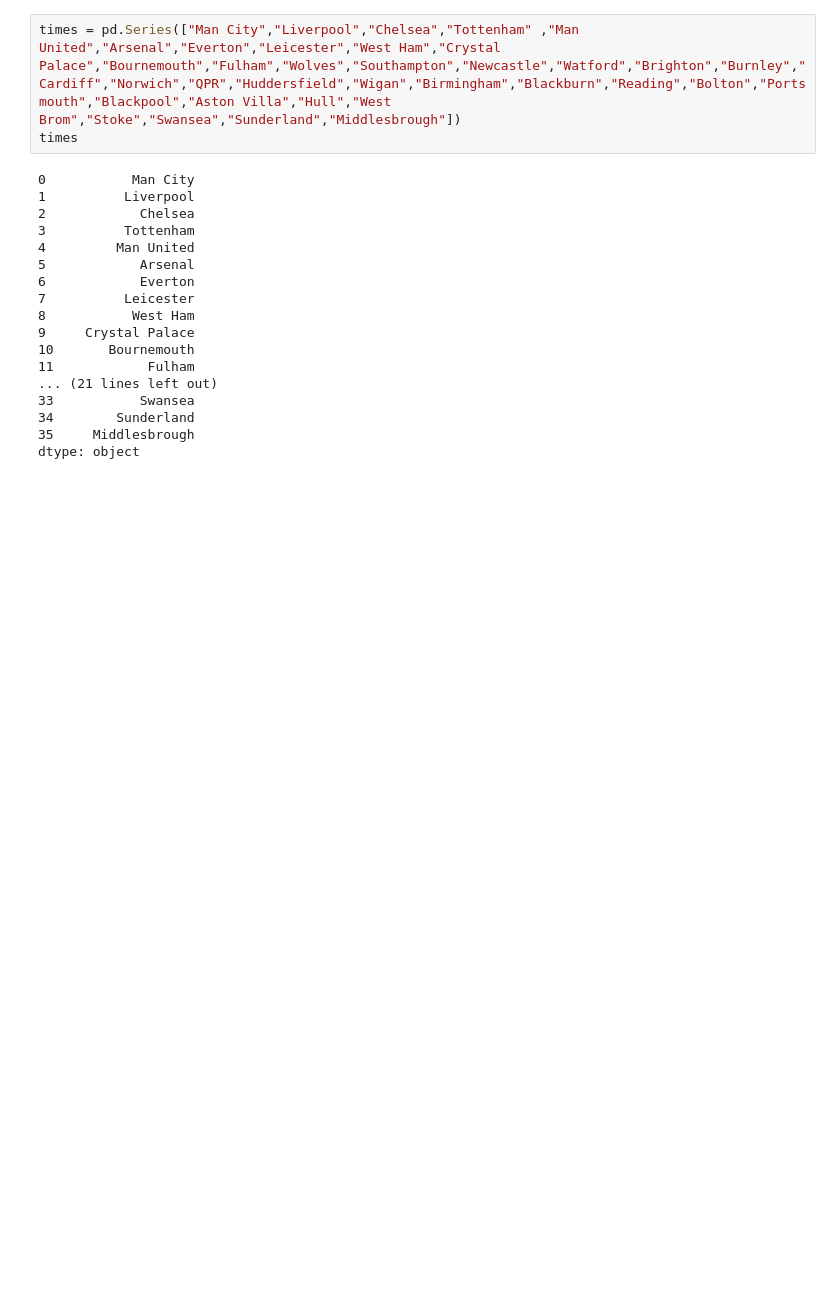
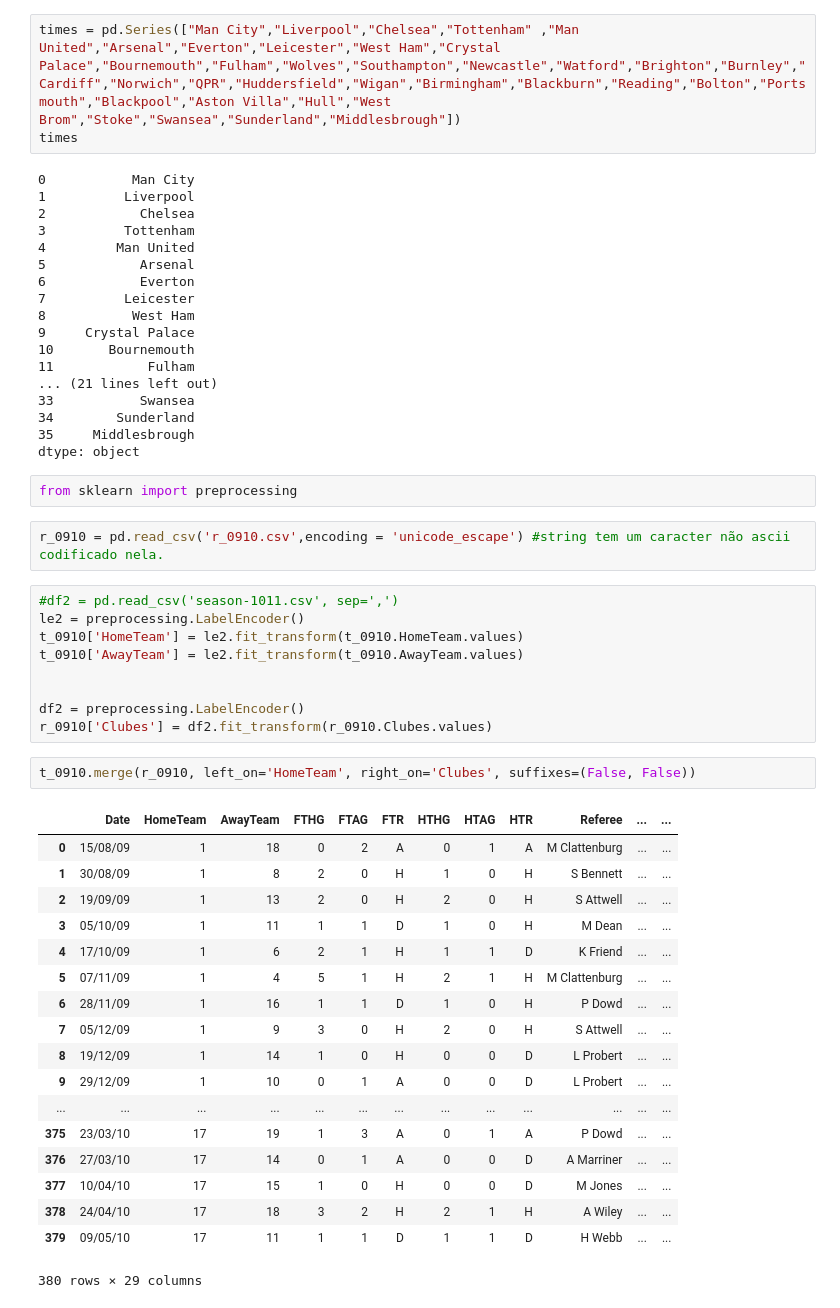
Before and after one commit to luarkian/machine-learning, a Jupyter notebook: archive/protype.ipynb, the cells around one changed output. Saved outputs shown, nothing was run; the diff lists cells and outputs as text; blank space fills up the shorter version.

```diff
--- a/archive/protype.ipynb
+++ b/archive/protype.ipynb
@@ -55,3 +55,37 @@ times
 34        Sunderland
 35     Middlesbrough
 dtype: object
+# %%
+from sklearn import preprocessing
+# %%
+r_0910 = pd.read_csv('r_0910.csv',encoding = 'unicode_escape') #string tem um caracter não ascii codificado nela.
+# %%
+#df2 = pd.read_csv('season-1011.csv', sep=',')
+le2 = preprocessing.LabelEncoder()
+t_0910['HomeTeam'] = le2.fit_transform(t_0910.HomeTeam.values)
+t_0910['AwayTeam'] = le2.fit_transform(t_0910.AwayTeam.values)
+
+
+df2 = preprocessing.LabelEncoder()
+r_0910['Clubes'] = df2.fit_transform(r_0910.Clubes.values)
+# %%
+t_0910.merge(r_0910, left_on='HomeTeam', right_on='Clubes', suffixes=(False, False))
+# %% [output]
+|  | Date | HomeTeam | AwayTeam | FTHG | FTAG | FTR | HTHG | HTAG | HTR | Referee | ... | ... |
+| 0 | 15/08/09 | 1 | 18 | 0 | 2 | A | 0 | 1 | A | M Clattenburg | ... | ... |
+| 1 | 30/08/09 | 1 | 8 | 2 | 0 | H | 1 | 0 | H | S Bennett | ... | ... |
+| 2 | 19/09/09 | 1 | 13 | 2 | 0 | H | 2 | 0 | H | S Attwell | ... | ... |
+| 3 | 05/10/09 | 1 | 11 | 1 | 1 | D | 1 | 0 | H | M Dean | ... | ... |
+| 4 | 17/10/09 | 1 | 6 | 2 | 1 | H | 1 | 1 | D | K Friend | ... | ... |
+| 5 | 07/11/09 | 1 | 4 | 5 | 1 | H | 2 | 1 | H | M Clattenburg | ... | ... |
+| 6 | 28/11/09 | 1 | 16 | 1 | 1 | D | 1 | 0 | H | P Dowd | ... | ... |
+| 7 | 05/12/09 | 1 | 9 | 3 | 0 | H | 2 | 0 | H | S Attwell | ... | ... |
+| 8 | 19/12/09 | 1 | 14 | 1 | 0 | H | 0 | 0 | D | L Probert | ... | ... |
+| 9 | 29/12/09 | 1 | 10 | 0 | 1 | A | 0 | 0 | D | L Probert | ... | ... |
+| ... | ... | ... | ... | ... | ... | ... | ... | ... | ... | ... | ... | ... |
+| 375 | 23/03/10 | 17 | 19 | 1 | 3 | A | 0 | 1 | A | P Dowd | ... | ... |
+| 376 | 27/03/10 | 17 | 14 | 0 | 1 | A | 0 | 0 | D | A Marriner | ... | ... |
+| 377 | 10/04/10 | 17 | 15 | 1 | 0 | H | 0 | 0 | D | M Jones | ... | ... |
+| 378 | 24/04/10 | 17 | 18 | 3 | 2 | H | 2 | 1 | H | A Wiley | ... | ... |
+| 379 | 09/05/10 | 17 | 11 | 1 | 1 | D | 1 | 1 | D | H Webb | ... | ... |
+380 rows × 29 columns
```
Also changed, not shown: parts of 1 cell of this notebook, 10 other files.
